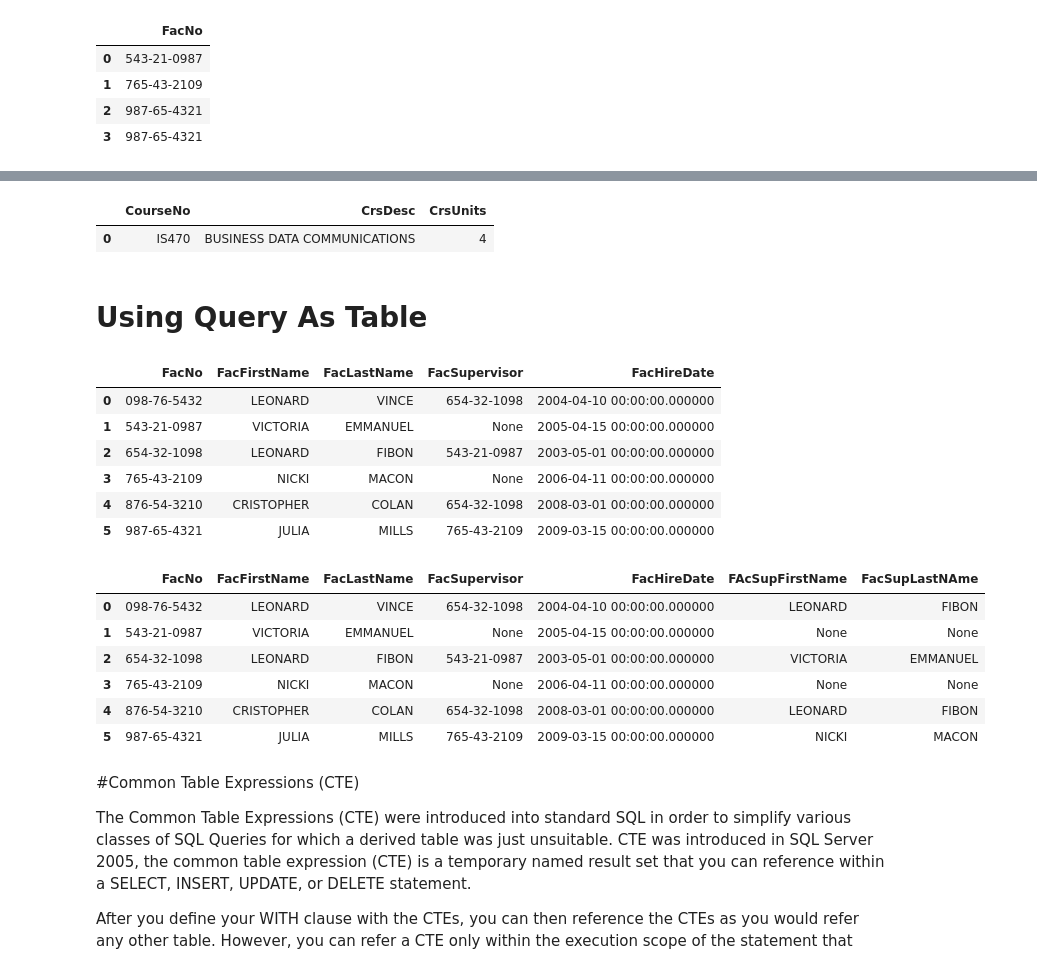
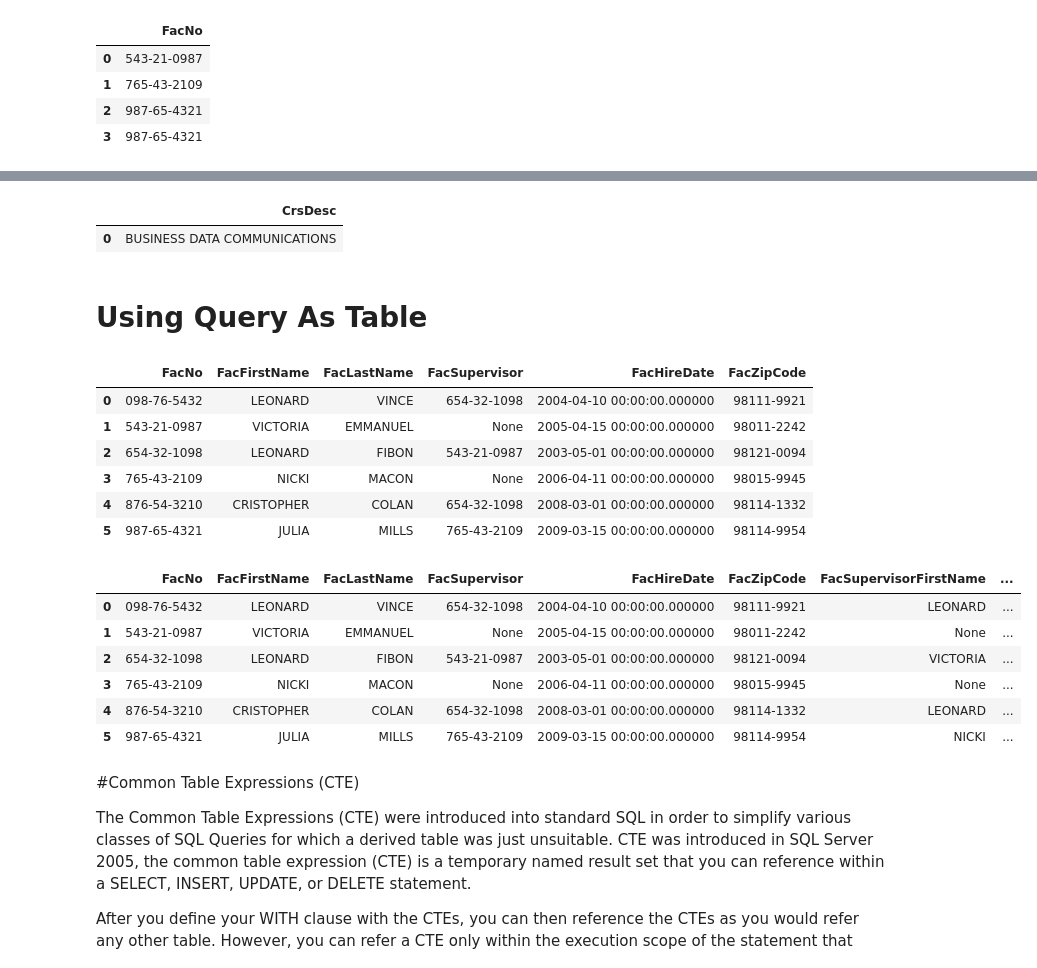
Before and after one commit to Zeynab14232/My.SQL.portfolio, a Jupyter notebook: MTBlank.ipynb, the cells around one changed output, grey strips where cells are left out. Saved outputs shown, nothing was run; the diff lists cells and outputs as text; code cells hidden in the pictures.

```diff
--- a/MTBlank.ipynb
+++ b/MTBlank.ipynb
@@ -1052,67 +975,51 @@ Q27II
 #Hint First list course offered .
 
 txt='''
-Select *
-From Course
-Where CourseNo not in (Select CourseNo
-From Offering)
 
 '''
 Q28 =  psql.sqldf(txt)
 Q28
 # %% [output]
-|  | CourseNo | CrsDesc | CrsUnits |
-| 0 | IS470 | BUSINESS DATA COMMUNICATIONS | 4 |
+|  | CrsDesc |
+| 0 | BUSINESS DATA COMMUNICATIONS |
 # %% [markdown]
 # Using Query As Table
 # %%
-#List FacNo Faculty Name, Last Name, Faculty Supervisor   and Faculty Hire Date
+#List Faculty Name, Last Name, Faculty Supervisor   and Faculty Hire Date
 #Note: Faculty Supervisor   and Faculty Hire Date are stored in Faculty_1 Table
 txt='''
-
-Select Faculty.FacNo, FacFirstName, FacLastName, FacSupervisor, FacHireDate
-From Faculty_1, Faculty
-Where Faculty_1.FacNo=Faculty.FacNo
 
 '''
 Q29 =  psql.sqldf(txt)
 Q29
 # %% [output]
-|  | FacNo | FacFirstName | FacLastName | FacSupervisor | FacHireDate |
-| 0 | 098-76-5432 | LEONARD | VINCE | 654-32-1098 | 2004-04-10 00:00:00.000000 |
-| 1 | 543-21-0987 | VICTORIA | EMMANUEL | None | 2005-04-15 00:00:00.000000 |
-| 2 | 654-32-1098 | LEONARD | FIBON | 543-21-0987 | 2003-05-01 00:00:00.000000 |
-| 3 | 765-43-2109 | NICKI | MACON | None | 2006-04-11 00:00:00.000000 |
-| 4 | 876-54-3210 | CRISTOPHER | COLAN | 654-32-1098 | 2008-03-01 00:00:00.000000 |
-| 5 | 987-65-4321 | JULIA | MILLS | 765-43-2109 | 2009-03-15 00:00:00.000000 |
+|  | FacNo | FacFirstName | FacLastName | FacSupervisor | FacHireDate | FacZipCode |
+| 0 | 098-76-5432 | LEONARD | VINCE | 654-32-1098 | 2004-04-10 00:00:00.000000 | 98111-9921 |
+| 1 | 543-21-0987 | VICTORIA | EMMANUEL | None | 2005-04-15 00:00:00.000000 | 98011-2242 |
+| 2 | 654-32-1098 | LEONARD | FIBON | 543-21-0987 | 2003-05-01 00:00:00.000000 | 98121-0094 |
+| 3 | 765-43-2109 | NICKI | MACON | None | 2006-04-11 00:00:00.000000 | 98015-9945 |
+| 4 | 876-54-3210 | CRISTOPHER | COLAN | 654-32-1098 | 2008-03-01 00:00:00.000000 | 98114-1332 |
+| 5 | 987-65-4321 | JULIA | MILLS | 765-43-2109 | 2009-03-15 00:00:00.000000 | 98114-9954 |
 # %%
 #Add Faculty Supervisor's Name and Lastnmae to the Table Above
 #Hint: Use the result of above Query as Table (Query AS QR) and
 #Link with Faculty Table(Link FacSupervisor with FacNo using left join and above Query for first table)
 #In summary, if you replace QUERY with the SQL from above query, you will get the answer.
 #SELECT QR.*,Faculty.FacFirstName AS FacSupervisorFirstName,Faculty.FacLastName AS FacSupervisorLastName
 #FROM QUERY AS QR LEFT JOIN Faculty on QR.FacSuperVisor=Faculty.FacNo
 txt='''
-Select QR.*, Faculty.FacFirstName as FAcSupFirstName, Faculty.FacLastName as FacSupLastNAme
-From (Select Faculty.FacNo, FacFirstName, FacLastName, FacSupervisor, FacHireDate
-From Faculty_1, Faculty
-Where Faculty_1.FacNo=Faculty.FacNo) as QR
-Left Join Faculty
-On Faculty.FacNo=QR.FacSupervisor
-
-
 
 '''
 Q30=  psql.sqldf(txt)
 Q30
 # %% [output]
-|  | FacNo | FacFirstName | FacLastName | FacSupervisor | FacHireDate | FAcSupFirstName | FacSupLastNAme |
-| 0 | 098-76-5432 | LEONARD | VINCE | 654-32-1098 | 2004-04-10 00:00:00.000000 | LEONARD | FIBON |
-| 1 | 543-21-0987 | VICTORIA | EMMANUEL | None | 2005-04-15 00:00:00.000000 | None | None |
-| 2 | 654-32-1098 | LEONARD | FIBON | 543-21-0987 | 2003-05-01 00:00:00.000000 | VICTORIA | EMMANUEL |
-| 3 | 765-43-2109 | NICKI | MACON | None | 2006-04-11 00:00:00.000000 | None | None |
-| 4 | 876-54-3210 | CRISTOPHER | COLAN | 654-32-1098 | 2008-03-01 00:00:00.000000 | LEONARD | FIBON |
-| 5 | 987-65-4321 | JULIA | MILLS | 765-43-2109 | 2009-03-15 00:00:00.000000 | NICKI | MACON |
+|  | FacNo | FacFirstName | FacLastName | FacSupervisor | FacHireDate | FacZipCode | FacSupervisorFirstName | ... |
+| 0 | 098-76-5432 | LEONARD | VINCE | 654-32-1098 | 2004-04-10 00:00:00.000000 | 98111-9921 | LEONARD | ... |
+| 1 | 543-21-0987 | VICTORIA | EMMANUEL | None | 2005-04-15 00:00:00.000000 | 98011-2242 | None | ... |
+| 2 | 654-32-1098 | LEONARD | FIBON | 543-21-0987 | 2003-05-01 00:00:00.000000 | 98121-0094 | VICTORIA | ... |
+| 3 | 765-43-2109 | NICKI | MACON | None | 2006-04-11 00:00:00.000000 | 98015-9945 | None | ... |
+| 4 | 876-54-3210 | CRISTOPHER | COLAN | 654-32-1098 | 2008-03-01 00:00:00.000000 | 98114-1332 | LEONARD | ... |
+| 5 | 987-65-4321 | JULIA | MILLS | 765-43-2109 | 2009-03-15 00:00:00.000000 | 98114-9954 | NICKI | ... |
 # %% [markdown]
 #Common Table Expressions (CTE)
 
```
Also changed, not shown: parts of 25 cells of this notebook.
